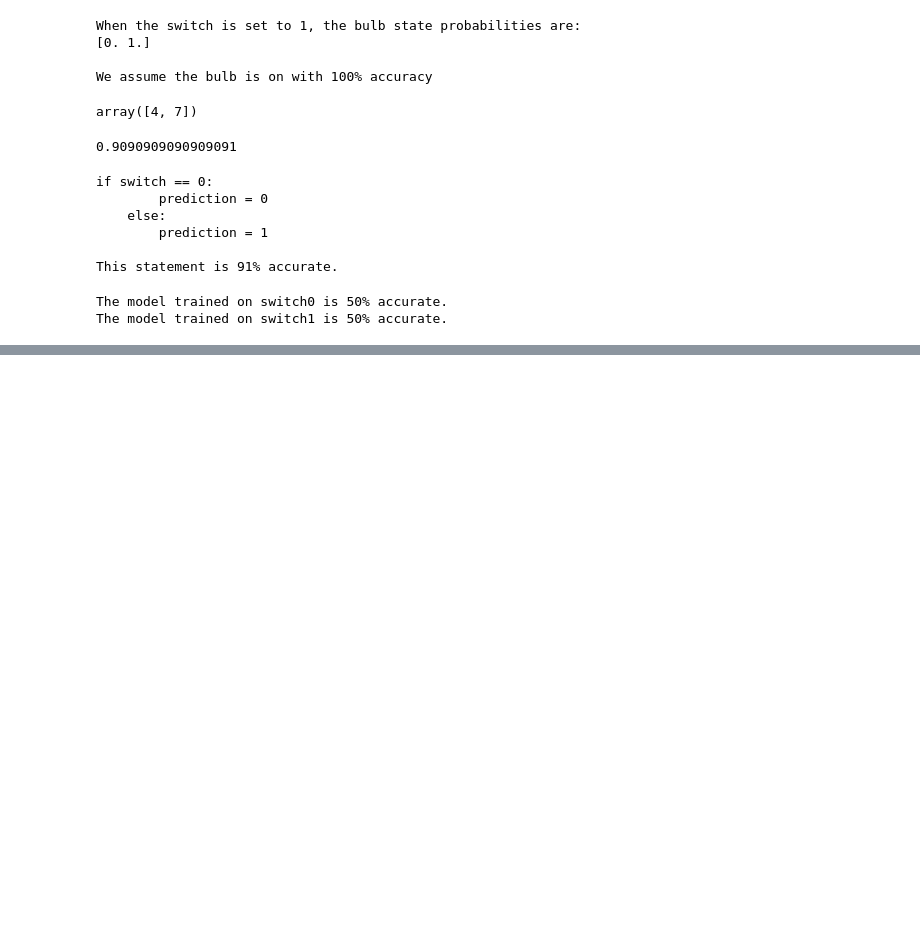
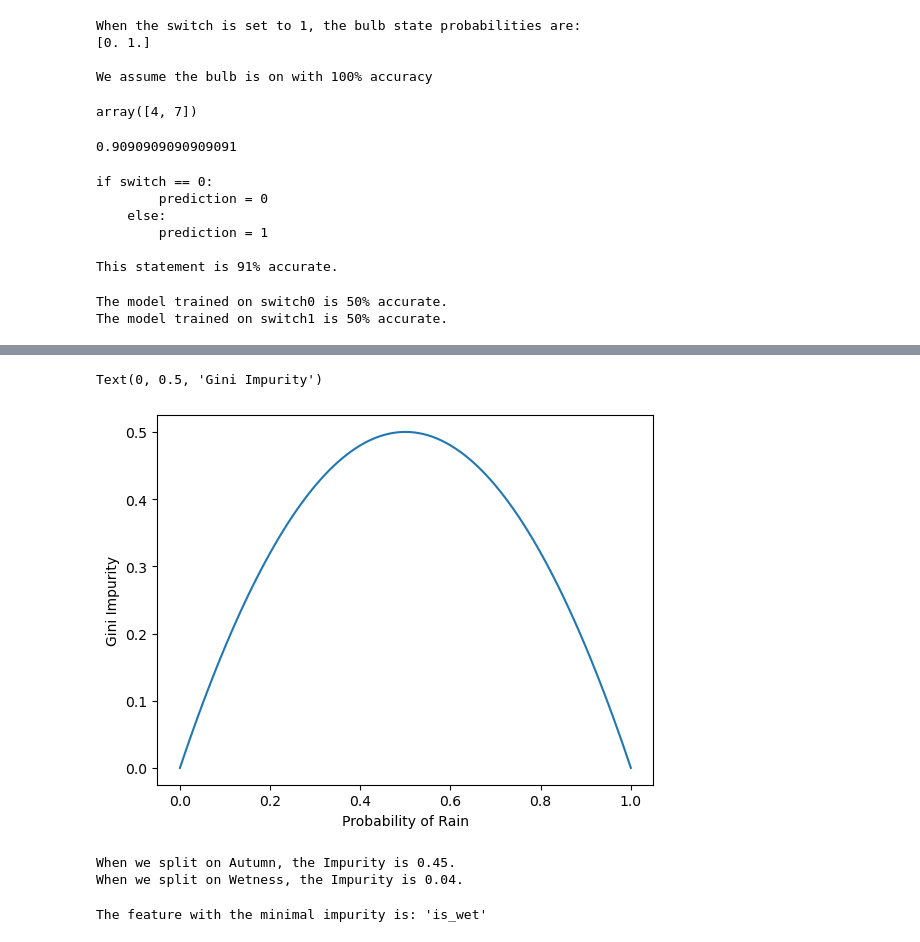
Before and after one commit to lesliebinbin/bootstrap-data-science, a Jupyter notebook: session22.ipynb, the cells around one changed output, grey strips where cells are left out. Drawn from its saved outputs; the diff is of its cells as text; code cells hidden in the pictures; blank space fills up the shorter version.

```diff
--- a/session22.ipynb
+++ b/session22.ipynb
@@ -139,0 +442,35 @@ The model trained on switch1 is 50% accurate.
+# %%
+gini_impurities = [1 - (v @ v) for v in vectors]
+plt.plot(prob_rain, gini_impurities)
+plt.xlabel('Probability of Rain')
+plt.ylabel('Gini Impurity')
+# %% [output]
+Text(0, 0.5, 'Gini Impurity')
+[figure, added]
+# %%
+def compute_impurity(y_a, y_b):
+    v_a = get_class_distribution(y_a)
+    v_b = get_class_distribution(y_b)
+    impurities = [1 - v @ v for v in [v_a, v_b]]
+    weights = [y.size, y_b.size]
+    return np.average(impurities, weights=weights)
+fall_impurity = compute_impurity(y_fall_a, y_fall_b)
+wet_impurity = compute_impurity(y_wet_a, y_wet_b)
+print(f"When we split on Autumn, the Impurity is {fall_impurity:0.2f}.")
+print(f"When we split on Wetness, the Impurity is {wet_impurity:0.2f}.")
+# %% [output]
+When we split on Autumn, the Impurity is 0.45.
+When we split on Wetness, the Impurity is 0.04.
+# %%
+def sort_feature_indices(X, y):
+    feature_indices = range(X.shape[1])
+    impurities = []
+    for i in feature_indices:
+        y_a, y_b = split(X, y, feature_col=i)[-2:]
+        impurities.append(compute_impurity(y_a, y_b))
+    return sorted(feature_indices, key=lambda i: impurities[i])
+indices = sort_feature_indices(X_rain, y_rain)
+top_feature = feature_names[indices[0]]
+print(f"The feature with the minimal impurity is: '{top_feature}'")
+# %% [output]
+The feature with the minimal impurity is: 'is_wet'
```
Also changed, not shown: parts of 74 cells of this notebook.
